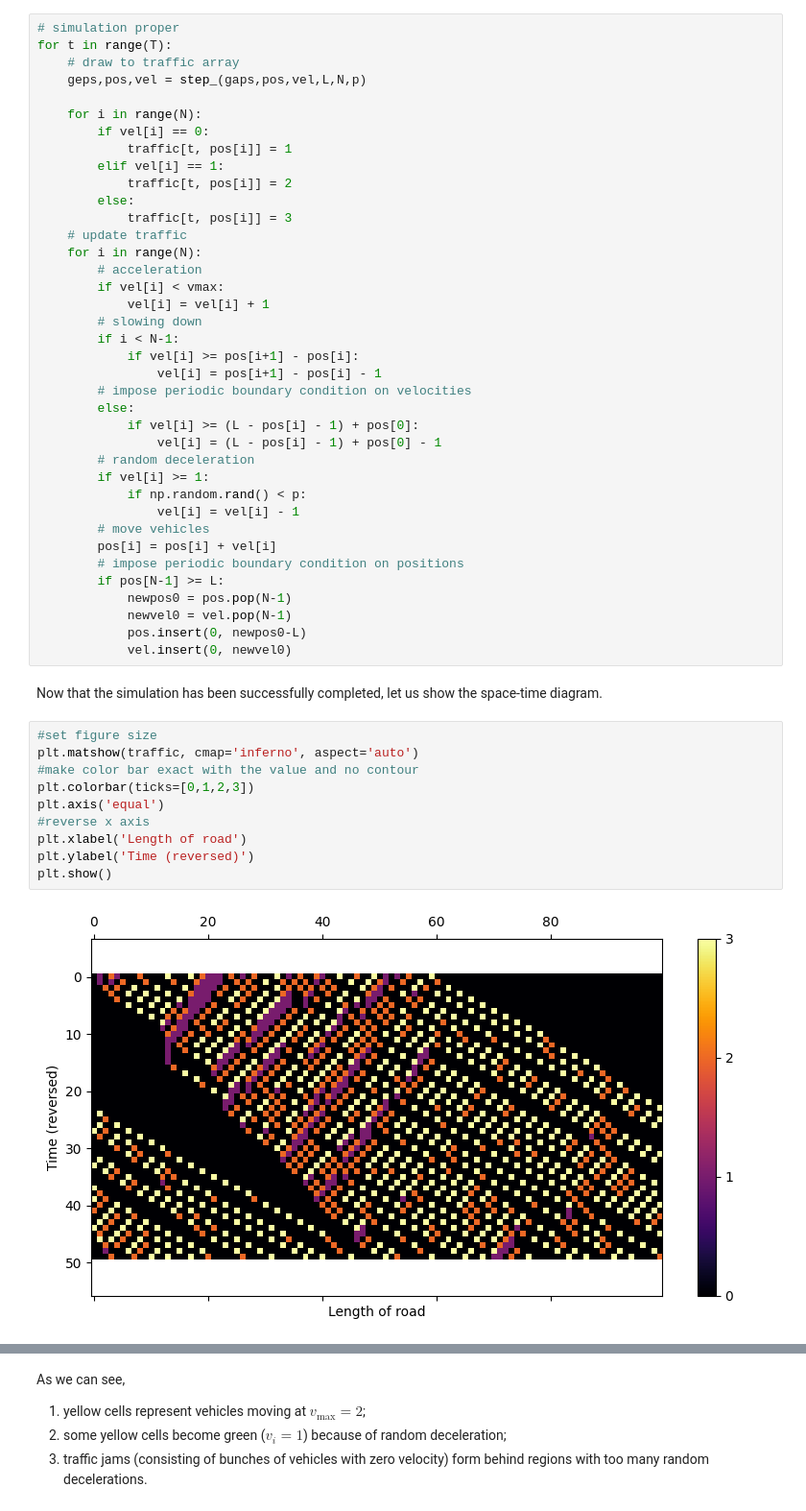
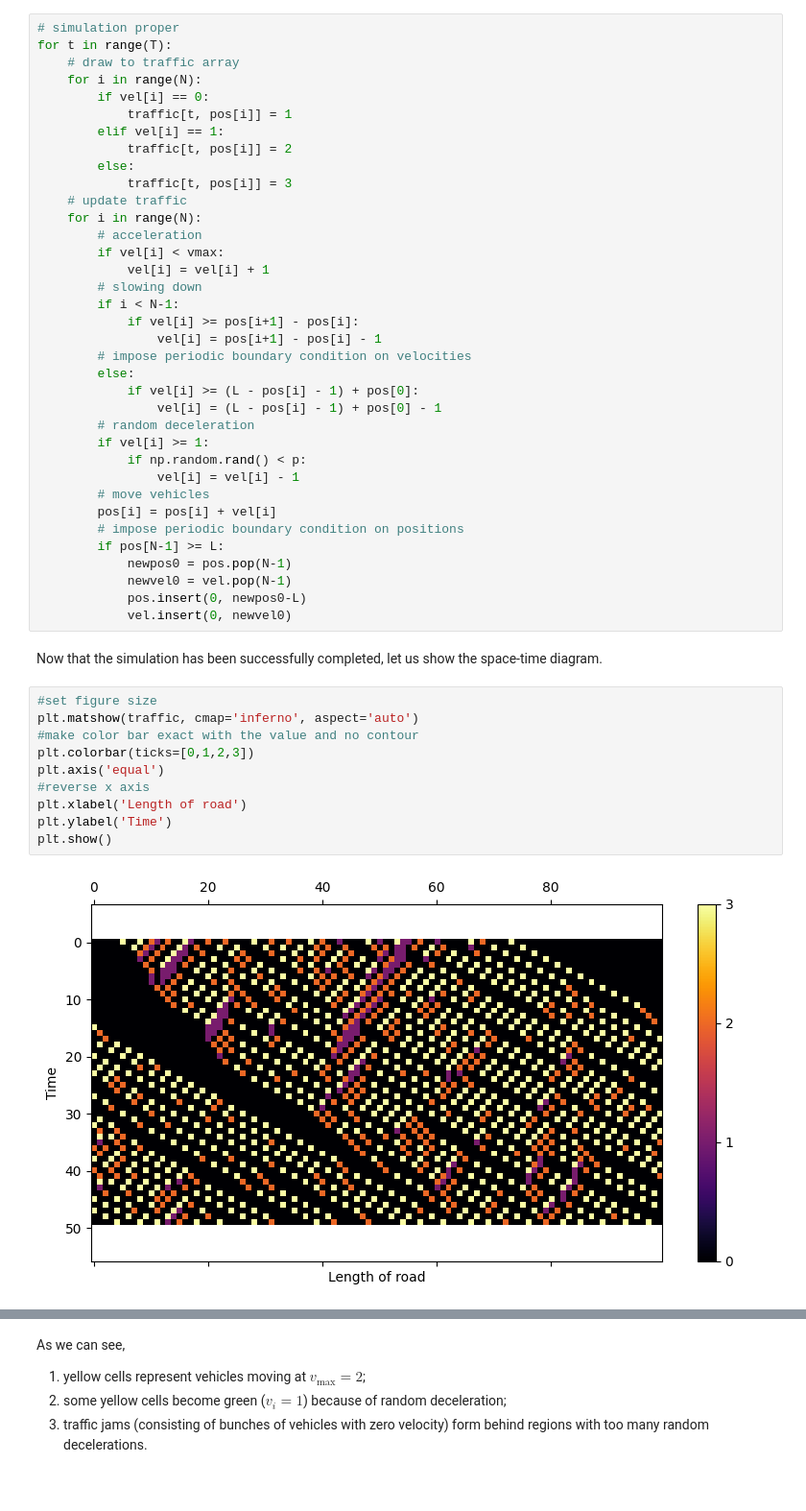
Before and after one commit to PunnawatSiri/Complexity_Science_Course, a Jupyter notebook: NagelSchreckenbergModel.ipynb, the cells around one changed output, grey strips where cells are left out. Shown at 96% size. Cells and saved outputs as stored; diff of their text form.

```diff
--- a/NagelSchreckenbergModel.ipynb
+++ b/NagelSchreckenbergModel.ipynb
@@ -210,8 +210,6 @@ Thereafter, we start a for-loop over the time steps, and within it a for-loop ov
 # simulation proper
 for t in range(T):
     # draw to traffic array
-    geps,pos,vel = step_(gaps,pos,vel,L,N,p)
-
     for i in range(N):
         if vel[i] == 0:
             traffic[t, pos[i]] = 1
@@ -249,12 +247,12 @@ Now that the simulation has been successfully completed, let us show the space-t
 # %%
 #set figure size
 plt.matshow(traffic, cmap='inferno', aspect='auto')
 #make color bar exact with the value and no contour
 plt.colorbar(ticks=[0,1,2,3])
 plt.axis('equal')
 #reverse x axis
 plt.xlabel('Length of road')
-plt.ylabel('Time (reversed)')
+plt.ylabel('Time')
 plt.show()
 # %% [output]
-[figure, old version]
+[figure, new version]
```
Also changed, not shown: parts of 16 cells of this notebook.
